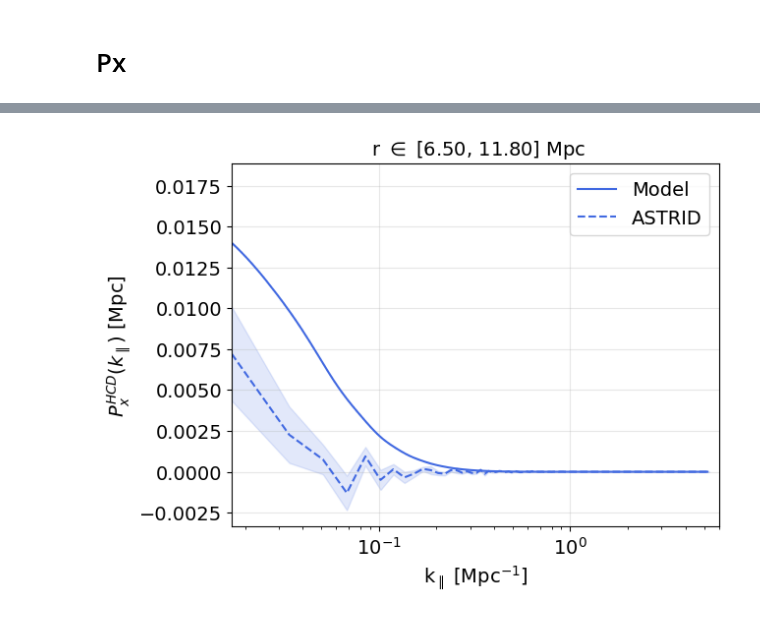
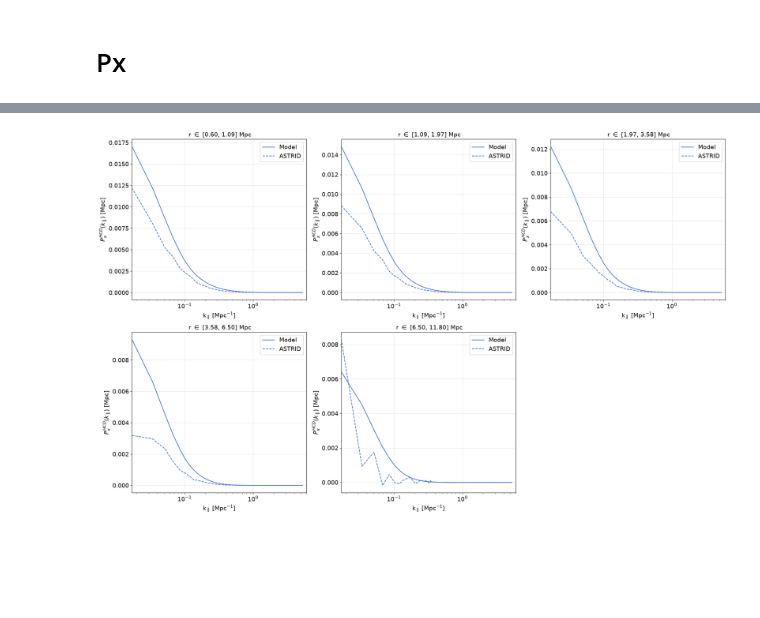
Before and after one commit to andreufont/astrid_hcd, a Jupyter notebook: MW11model/Comparisons/ModelvsASTRID.ipynb, the cells around one changed output, grey strips where cells are left out. Cells and saved outputs as stored; diff of their text form; code cells hidden in the pictures; blank space fills up the shorter version.

```diff
--- a/MW11model/Comparisons/ModelvsASTRID.ipynb
+++ b/MW11model/Comparisons/ModelvsASTRID.ipynb
@@ -276,0 +358,19 @@ k_los, Px_hcd, Px_std_hcd = k_los[1:], Px_hcd[:, 1:], Px_std_hcd[:, 1:]
+# %%
+plt.figure(figsize=(25, 15))
+
+for i in np.arange(len(r_bins)-1):
+    plt.subplot(2, 3, i+1)
+    plt.plot(k_los, px_lya_m[i, :], color='yellowgreen', label='Model')
+    plt.plot(k_los, Px_lya[i, :], color='yellowgreen', linestyle='--', label='ASTRID')
+    plt.legend(loc='upper right', fontsize=14)
+
+    plt.xscale('log')
+    plt.xticks(fontsize=14)
+    plt.yticks(fontsize=14)
+    plt.grid(alpha=0.3)
+    plt.xlim(k_los.min(), 6)
+    plt.xlabel(r'k$_\parallel$ [Mpc$^{-1}$]', fontsize=14)
+    plt.ylabel(r'$P_{x}^{Lya}(k_\parallel)$ [Mpc]', fontsize=14)
+    plt.title(f' r $\\in$ [%.2f, %.2f] Mpc' %(r_bins[i], r_bins[i+1]), fontsize=14);
+
+plt.savefig('plot.png', dpi=200, bbox_inches='tight')
@@ -277,20 +379,22 @@ k_los, Px_hcd, Px_std_hcd = k_los[1:], Px_hcd[:, 1:], Px_std_hcd[:, 1:]
 # %%
-i = 4
-plt.plot(k_w1w2, px_hcd[i, 0, :], color='royalblue', label='Model')
-plt.plot(k_los, Px_hcd[i, :], color='royalblue', linestyle='--', label='ASTRID')
-plt.fill_between(k_los, (Px_hcd[i]-Px_std_hcd[i]), (Px_hcd[i]+Px_std_hcd[i]), color='royalblue', alpha=0.15)
+plt.figure(figsize=(25, 15))
 
-plt.legend(loc='upper right', fontsize=14)
+for i in np.arange(len(r_bins)-1):
+    plt.subplot(2, 3, i+1)
+    plt.plot(k_los, px_hcd_m[i, :], color='royalblue', label='Model')
+    plt.plot(k_los, Px_hcd[i, :], color='royalblue', linestyle='--', label='ASTRID')
 
-plt.xscale('log')
-plt.xticks(fontsize=14)
-plt.yticks(fontsize=14)
-plt.grid(alpha=0.3)
-plt.xlim(k_los.min(), 6)
-plt.xlabel(r'k$_\parallel$ [Mpc$^{-1}$]', fontsize=14)
-plt.ylabel(r'$P_{x}^{HCD}(k_\parallel)$ [Mpc]', fontsize=14)
-plt.title(f' r $\\in$ [%.2f, %.2f] Mpc' %(r_bins[i], r_bins[i+1]), fontsize=14);
+    plt.legend(loc='upper right', fontsize=14)
+
+    plt.xscale('log')
+    plt.xticks(fontsize=14)
+    plt.yticks(fontsize=14)
+    plt.grid(alpha=0.3)
+    plt.xlim(k_los.min(), 6)
+    plt.xlabel(r'k$_\parallel$ [Mpc$^{-1}$]', fontsize=14)
+    plt.ylabel(r'$P_{x}^{HCD}(k_\parallel)$ [Mpc]', fontsize=14)
+    plt.title(f' r $\\in$ [%.2f, %.2f] Mpc' %(r_bins[i], r_bins[i+1]), fontsize=14);
 
 plt.savefig('plot.png', dpi=200, bbox_inches='tight')
 # %% [output]
-[figure, old version]
+[figure, new version]
```
Also changed, not shown: parts of 34 cells of this notebook, 15 other files.
